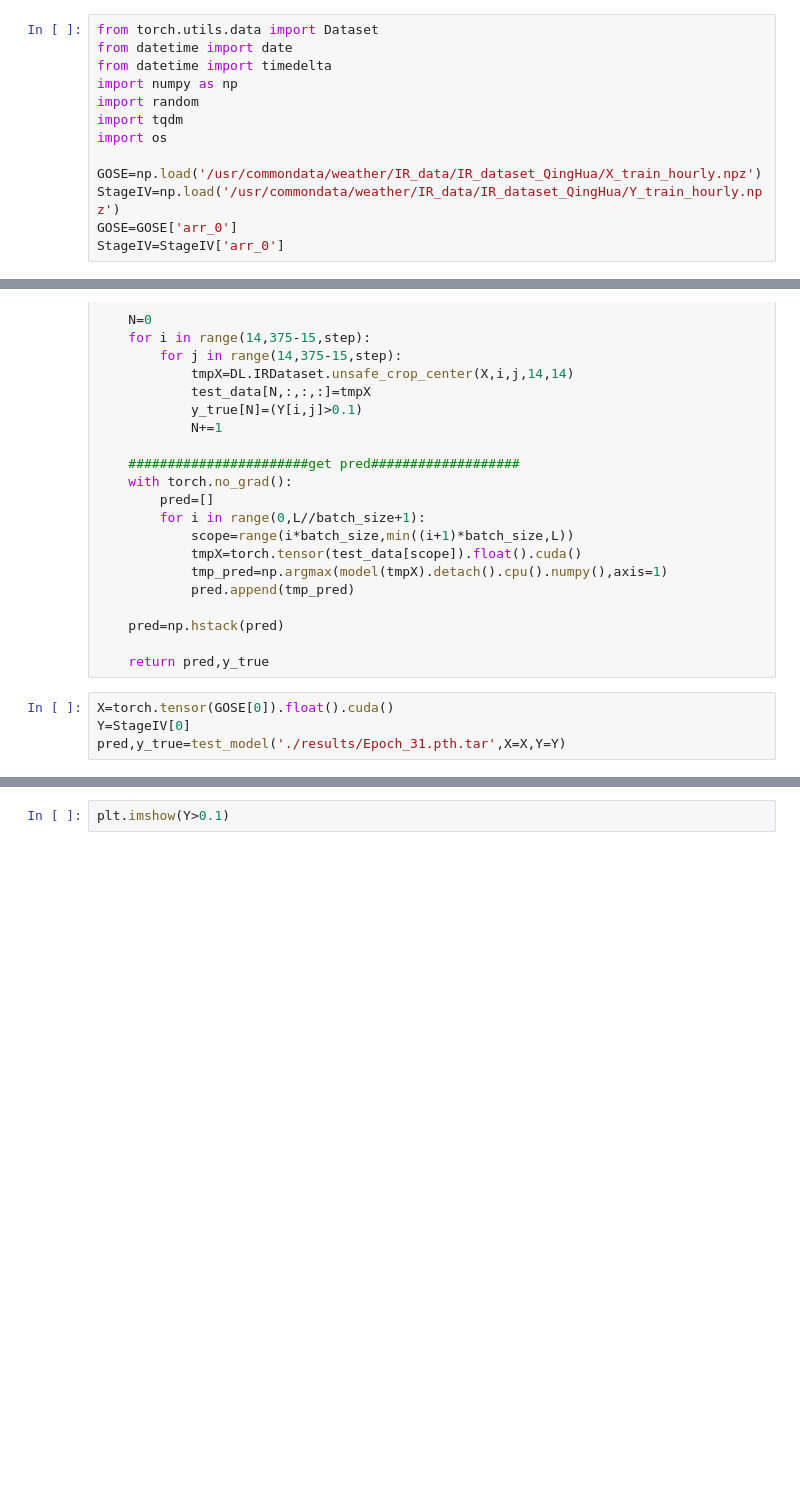
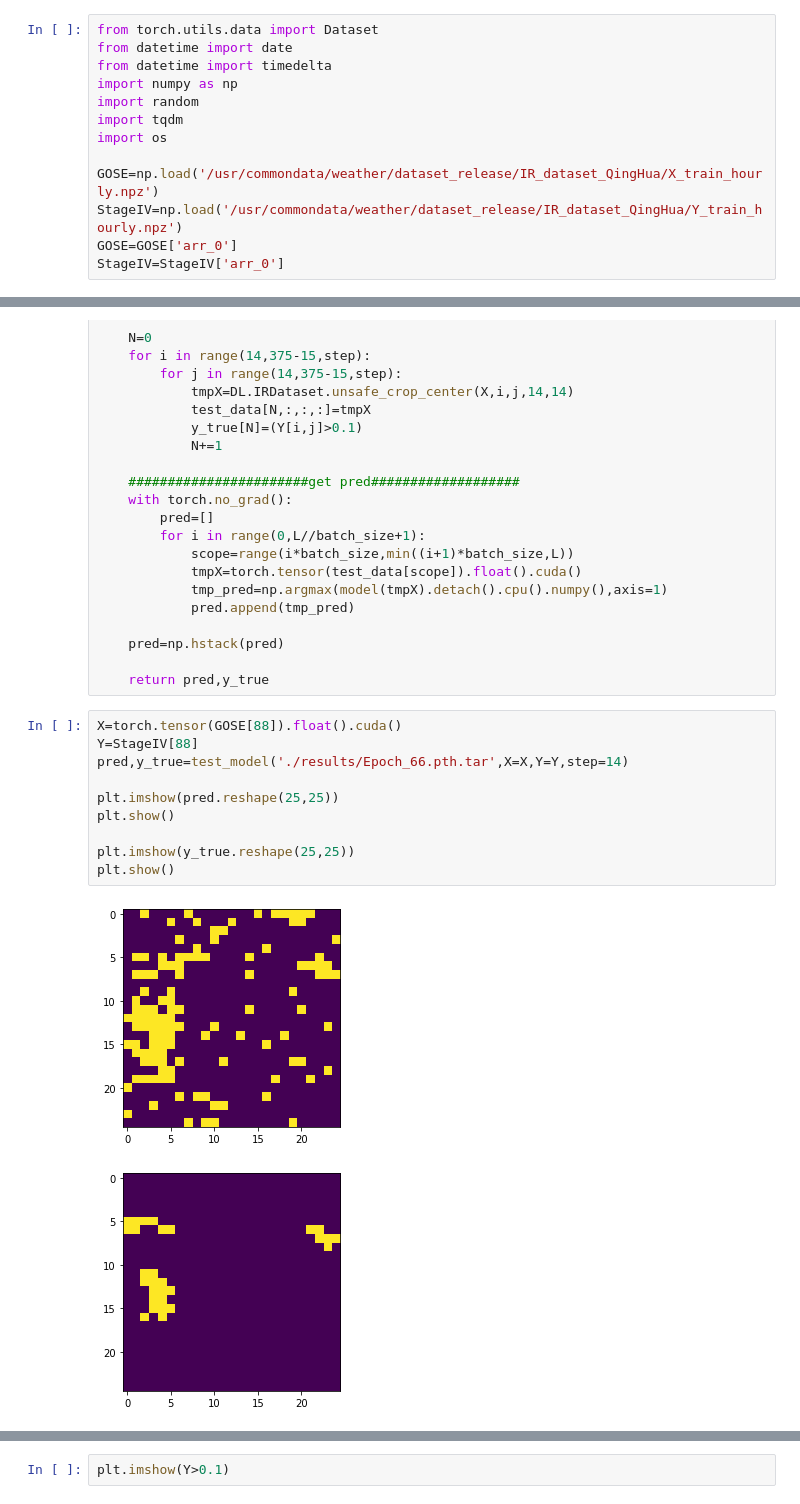
Before and after one commit to gaozhangyang/Precipitation_Estimation, a Jupyter notebook: test.ipynb, the cells around one changed output, grey strips where cells are left out. Drawn from its saved outputs; the diff is of its cells as text; blank space fills up the shorter version.

```diff
--- a/test.ipynb
+++ b/test.ipynb
@@ -58,8 +58,8 @@ import random
 import tqdm
 import os
 
-GOSE=np.load('/usr/commondata/weather/IR_data/IR_dataset_QingHua/X_train_hourly.npz')
-StageIV=np.load('/usr/commondata/weather/IR_data/IR_dataset_QingHua/Y_train_hourly.npz')
+GOSE=np.load('/usr/commondata/weather/dataset_release/IR_dataset_QingHua/X_train_hourly.npz')
+StageIV=np.load('/usr/commondata/weather/dataset_release/IR_dataset_QingHua/Y_train_hourly.npz')
 GOSE=GOSE['arr_0']
 StageIV=StageIV['arr_0']
 # %% [markdown]
@@ -139,6 +139,15 @@ def test_model(model_path,X,Y,multi_gpu=True,batch_size=1024,step=14):
 
     return pred,y_true
 # %%
-X=torch.tensor(GOSE[0]).float().cuda()
-Y=StageIV[0]
-pred,y_true=test_model('./results/Epoch_31.pth.tar',X=X,Y=Y)
+X=torch.tensor(GOSE[88]).float().cuda()
+Y=StageIV[88]
+pred,y_true=test_model('./results/Epoch_66.pth.tar',X=X,Y=Y,step=14)
+
+plt.imshow(pred.reshape(25,25))
+plt.show()
+
+plt.imshow(y_true.reshape(25,25))
+plt.show()
+# %% [output]
+[figure, added]
+[figure, added]
```
Also changed, not shown: parts of 7 cells of this notebook, 1 other file.
